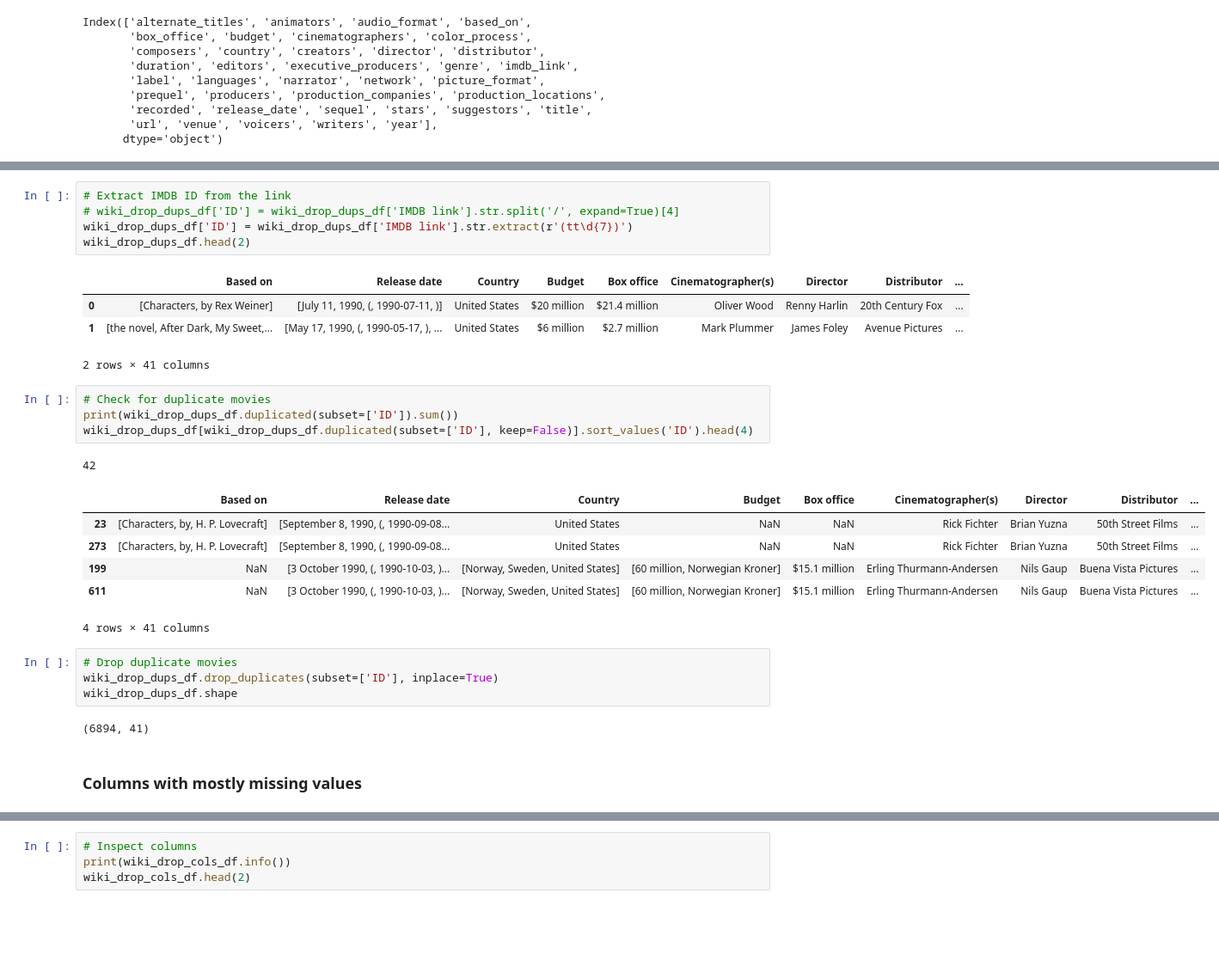
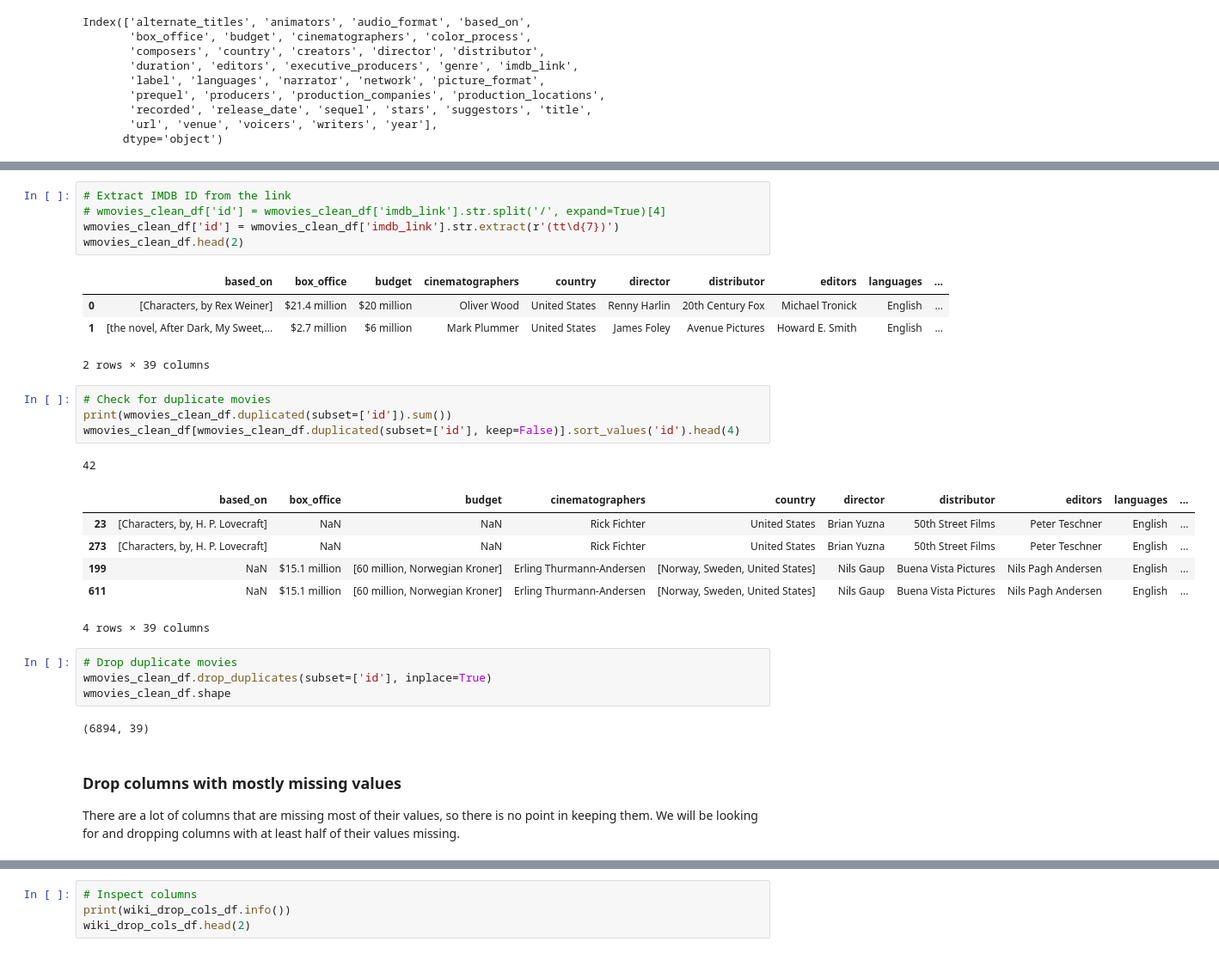
Before and after one commit to tri-bui/sandbox-dbs, a Jupyter notebook: movie-etl/notebooks/1-clean-wiki.ipynb, the cells around one changed output, grey strips where cells are left out. Shown at 86% size. Saved outputs shown, nothing was run; the diff lists cells and outputs as text; blank space fills up the shorter version.

Commit message:
Refactor dropping rows and columns in notebook 1

```diff
--- a/movie-etl/notebooks/1-clean-wiki.ipynb
+++ b/movie-etl/notebooks/1-clean-wiki.ipynb
@@ -370,31 +365,33 @@ Name: IMDB link, dtype: object
 # %%
 # Extract IMDB ID from the link
-# wiki_drop_dups_df['ID'] = wiki_drop_dups_df['IMDB link'].str.split('/', expand=True)[4]
-wiki_drop_dups_df['ID'] = wiki_drop_dups_df['IMDB link'].str.extract(r'(tt\d{7})')
-wiki_drop_dups_df.head(2)
+# wmovies_clean_df['id'] = wmovies_clean_df['imdb_link'].str.split('/', expand=True)[4]
+wmovies_clean_df['id'] = wmovies_clean_df['imdb_link'].str.extract(r'(tt\d{7})')
+wmovies_clean_df.head(2)
 # %% [output]
-|  | Based on | Release date | Country | Budget | Box office | Cinematographer(s) | Director | Distributor | ... |
-| 0 | [Characters, by Rex Weiner] | [July 11, 1990, (, 1990-07-11, )] | United States | $20 million | $21.4 million | Oliver Wood | Renny Harlin | 20th Century Fox | ... |
-| 1 | [the novel, After Dark, My Sweet,... | [May 17, 1990, (, 1990-05-17, ), ... | United States | $6 million | $2.7 million | Mark Plummer | James Foley | Avenue Pictures | ... |
+|  | based_on | box_office | budget | cinematographers | country | director | distributor | editors | languages | ... |
+| 0 | [Characters, by Rex Weiner] | $21.4 million | $20 million | Oliver Wood | United States | Renny Harlin | 20th Century Fox | Michael Tronick | English | ... |
+| 1 | [the novel, After Dark, My Sweet,... | $2.7 million | $6 million | Mark Plummer | United States | James Foley | Avenue Pictures | Howard E. Smith | English | ... |
-2 rows × 41 columns
+2 rows × 39 columns
 # %%
 # Check for duplicate movies
-print(wiki_drop_dups_df.duplicated(subset=['ID']).sum())
-wiki_drop_dups_df[wiki_drop_dups_df.duplicated(subset=['ID'], keep=False)].sort_values('ID').head(4)
+print(wmovies_clean_df.duplicated(subset=['id']).sum())
+wmovies_clean_df[wmovies_clean_df.duplicated(subset=['id'], keep=False)].sort_values('id').head(4)
 # %% [output]
 42
-|  | Based on | Release date | Country | Budget | Box office | Cinematographer(s) | Director | Distributor | ... |
-| 23 | [Characters, by, H. P. Lovecraft] | [September 8, 1990, (, 1990-09-08... | United States | NaN | NaN | Rick Fichter | Brian Yuzna | 50th Street Films | ... |
-| 273 | [Characters, by, H. P. Lovecraft] | [September 8, 1990, (, 1990-09-08... | United States | NaN | NaN | Rick Fichter | Brian Yuzna | 50th Street Films | ... |
-| 199 | NaN | [3 October 1990, (, 1990-10-03, )... | [Norway, Sweden, United States] | [60 million, Norwegian Kroner] | $15.1 million | Erling Thurmann-Andersen | Nils Gaup | Buena Vista Pictures | ... |
-| 611 | NaN | [3 October 1990, (, 1990-10-03, )... | [Norway, Sweden, United States] | [60 million, Norwegian Kroner] | $15.1 million | Erling Thurmann-Andersen | Nils Gaup | Buena Vista Pictures | ... |
+|  | based_on | box_office | budget | cinematographers | country | director | distributor | editors | languages | ... |
+| 23 | [Characters, by, H. P. Lovecraft] | NaN | NaN | Rick Fichter | United States | Brian Yuzna | 50th Street Films | Peter Teschner | English | ... |
+| 273 | [Characters, by, H. P. Lovecraft] | NaN | NaN | Rick Fichter | United States | Brian Yuzna | 50th Street Films | Peter Teschner | English | ... |
+| 199 | NaN | $15.1 million | [60 million, Norwegian Kroner] | Erling Thurmann-Andersen | [Norway, Sweden, United States] | Nils Gaup | Buena Vista Pictures | Nils Pagh Andersen | English | ... |
+| 611 | NaN | $15.1 million | [60 million, Norwegian Kroner] | Erling Thurmann-Andersen | [Norway, Sweden, United States] | Nils Gaup | Buena Vista Pictures | Nils Pagh Andersen | English | ... |
-4 rows × 41 columns
+4 rows × 39 columns
 # %%
 # Drop duplicate movies
-wiki_drop_dups_df.drop_duplicates(subset=['ID'], inplace=True)
-wiki_drop_dups_df.shape
+wmovies_clean_df.drop_duplicates(subset=['id'], inplace=True)
+wmovies_clean_df.shape
 # %% [output]
-(6894, 41)
+(6894, 39)
-# %% [markdown]
-### Columns with mostly missing values
+# %% [markdown]
+### Drop columns with mostly missing values
+
+There are a lot of columns that are missing most of their values, so there is no point in keeping them. We will be looking for and dropping columns with at least half of their values missing.
 # %%
```
Also changed, not shown: parts of 8 cells of this notebook.
